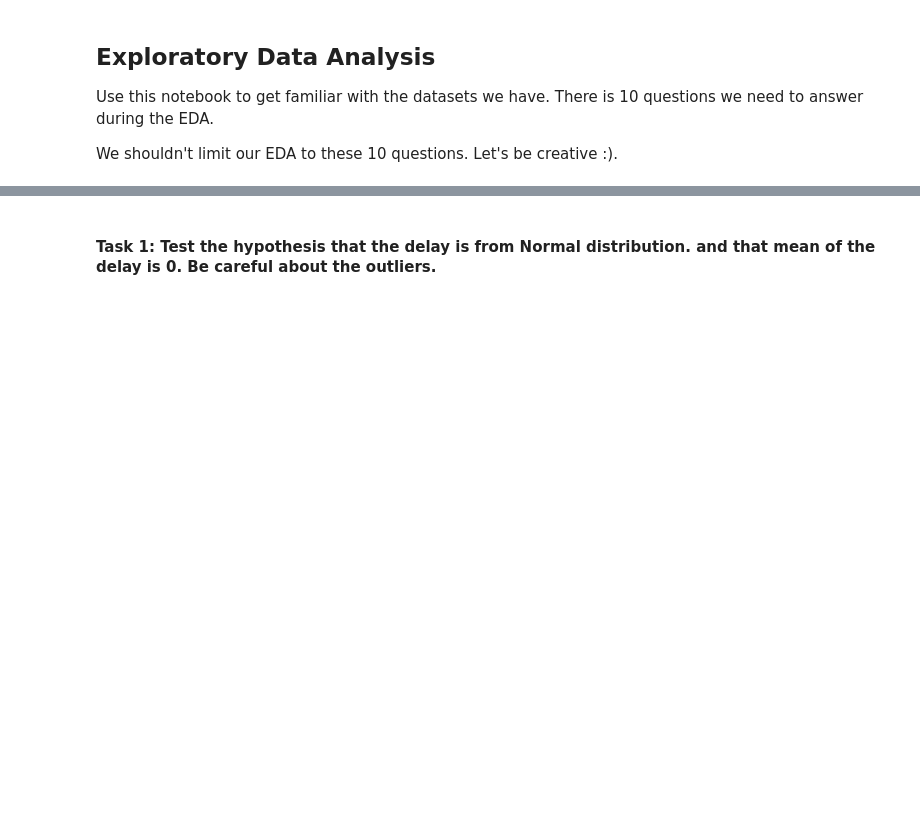
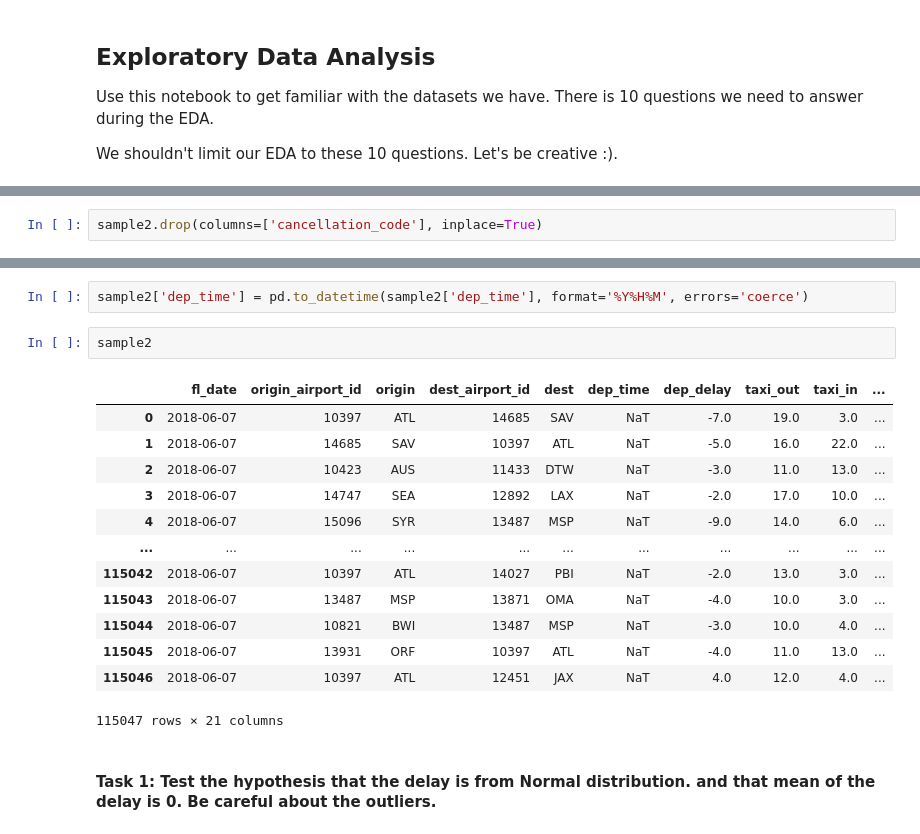
Before and after one commit to Graham-Broughton/flight_delay, a Jupyter notebook: exploratory_analysis.ipynb, the cells around one changed output, grey strips where cells are left out. Saved outputs shown, nothing was run; the diff lists cells and outputs as text; blank space fills up the shorter version.

```diff
--- a/exploratory_analysis.ipynb
+++ b/exploratory_analysis.ipynb
@@ -11,0 +38,2 @@ import scipy.stats as st
+# %%
+sample2.drop(columns=['cancellation_code'], inplace=True)
@@ -12,2 +49,20 @@ import scipy.stats as st
+# %%
+sample2['dep_time'] = pd.to_datetime(sample2['dep_time'], format='%Y%H%M', errors='coerce')
+# %%
+sample2
+# %% [output]
+|  | fl_date | origin_airport_id | origin | dest_airport_id | dest | dep_time | dep_delay | taxi_out | taxi_in | ... |
+| 0 | 2018-06-07 | 10397 | ATL | 14685 | SAV | NaT | -7.0 | 19.0 | 3.0 | ... |
+| 1 | 2018-06-07 | 14685 | SAV | 10397 | ATL | NaT | -5.0 | 16.0 | 22.0 | ... |
+| 2 | 2018-06-07 | 10423 | AUS | 11433 | DTW | NaT | -3.0 | 11.0 | 13.0 | ... |
+| 3 | 2018-06-07 | 14747 | SEA | 12892 | LAX | NaT | -2.0 | 17.0 | 10.0 | ... |
+| 4 | 2018-06-07 | 15096 | SYR | 13487 | MSP | NaT | -9.0 | 14.0 | 6.0 | ... |
+| ... | ... | ... | ... | ... | ... | ... | ... | ... | ... | ... |
+| 115042 | 2018-06-07 | 10397 | ATL | 14027 | PBI | NaT | -2.0 | 13.0 | 3.0 | ... |
+| 115043 | 2018-06-07 | 13487 | MSP | 13871 | OMA | NaT | -4.0 | 10.0 | 3.0 | ... |
+| 115044 | 2018-06-07 | 10821 | BWI | 13487 | MSP | NaT | -3.0 | 10.0 | 4.0 | ... |
+| 115045 | 2018-06-07 | 13931 | ORF | 10397 | ATL | NaT | -4.0 | 11.0 | 13.0 | ... |
+| 115046 | 2018-06-07 | 10397 | ATL | 12451 | JAX | NaT | 4.0 | 12.0 | 4.0 | ... |
+115047 rows × 21 columns
 # %% [markdown]
 #### **Task 1**: Test the hypothesis that the delay is from Normal distribution. and that **mean** of the delay is 0. Be careful about the outliers.
```
Also changed, not shown: parts of 58 cells of this notebook, 5 other files.
